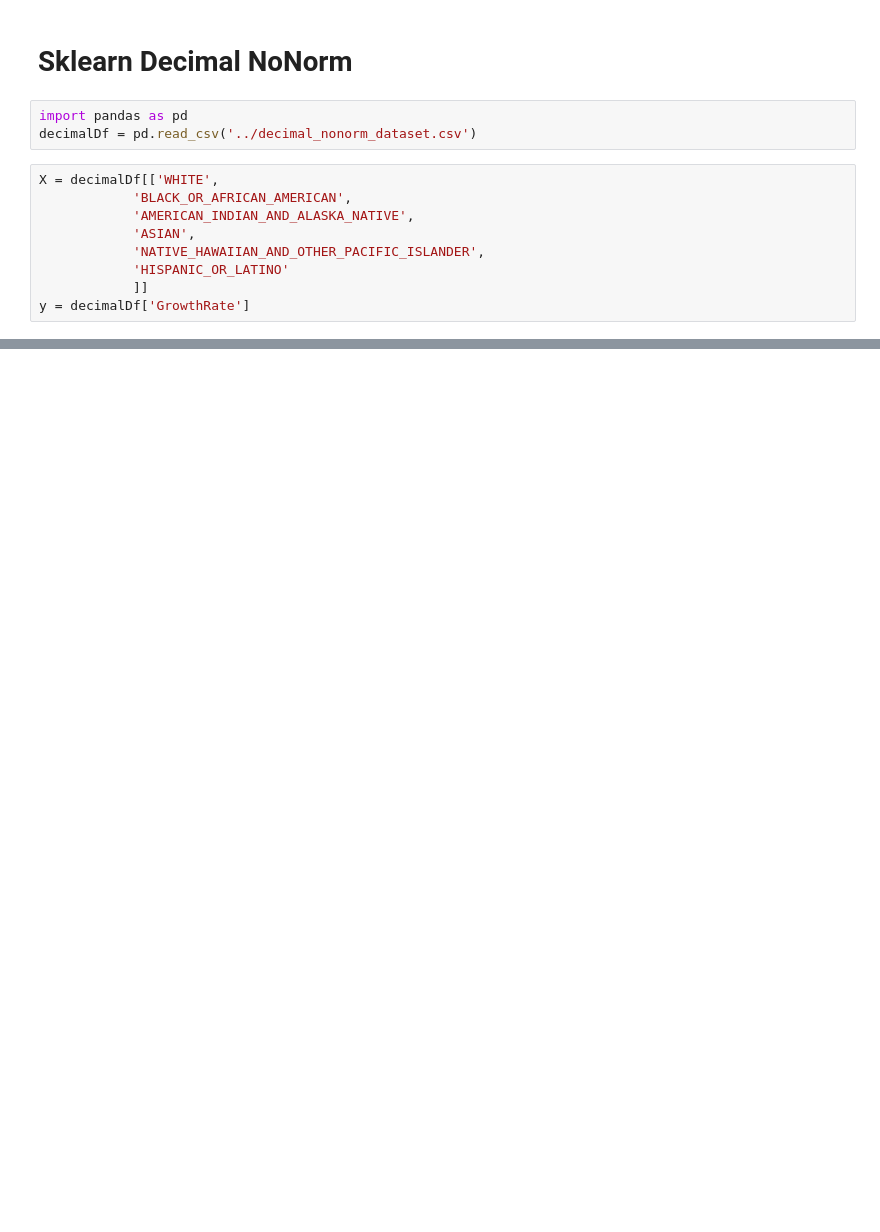
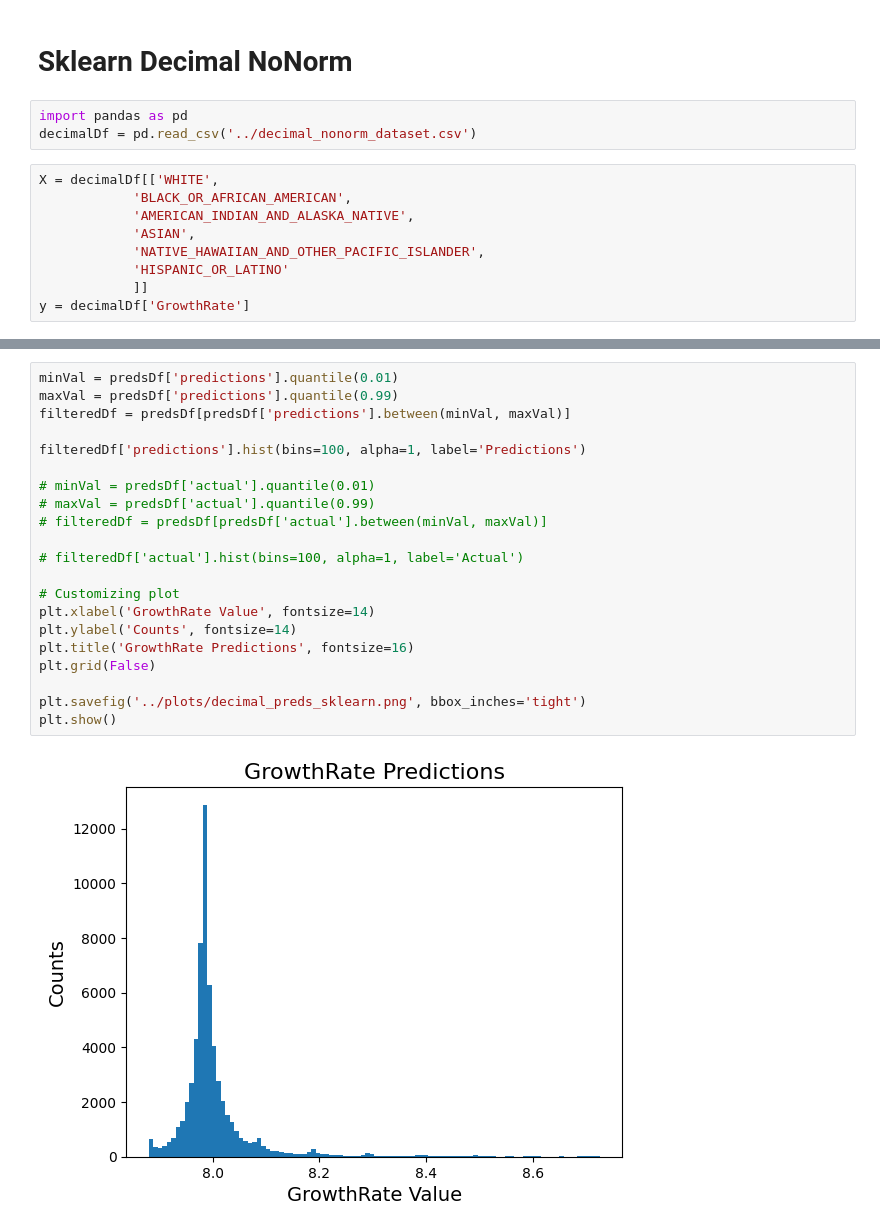
Before and after one commit to Ruben304/HousingDemographics, a Jupyter notebook: decimal/sklearn-scripts/decimal-nonorm-sklearn.ipynb, the cells around one changed output, grey strips where cells are left out. Saved outputs shown, nothing was run; the diff lists cells and outputs as text; blank space fills up the shorter version.

```diff
--- a/decimal/sklearn-scripts/decimal-nonorm-sklearn.ipynb
+++ b/decimal/sklearn-scripts/decimal-nonorm-sklearn.ipynb
@@ -164,0 +242,23 @@ resultsDf
+# %%
+minVal = predsDf['predictions'].quantile(0.01)
+maxVal = predsDf['predictions'].quantile(0.99)
+filteredDf = predsDf[predsDf['predictions'].between(minVal, maxVal)]
+
+filteredDf['predictions'].hist(bins=100, alpha=1, label='Predictions')
+
+# minVal = predsDf['actual'].quantile(0.01)
+# maxVal = predsDf['actual'].quantile(0.99)
+# filteredDf = predsDf[predsDf['actual'].between(minVal, maxVal)]
+
+# filteredDf['actual'].hist(bins=100, alpha=1, label='Actual')
+
+# Customizing plot
+plt.xlabel('GrowthRate Value', fontsize=14)
+plt.ylabel('Counts', fontsize=14)
+plt.title('GrowthRate Predictions', fontsize=16)
+plt.grid(False)
+
+plt.savefig('../plots/decimal_preds_sklearn.png', bbox_inches='tight')
+plt.show()
+# %% [output]
+[figure, added]
```
Also changed, not shown: parts of 12 cells of this notebook, 4 other files.
